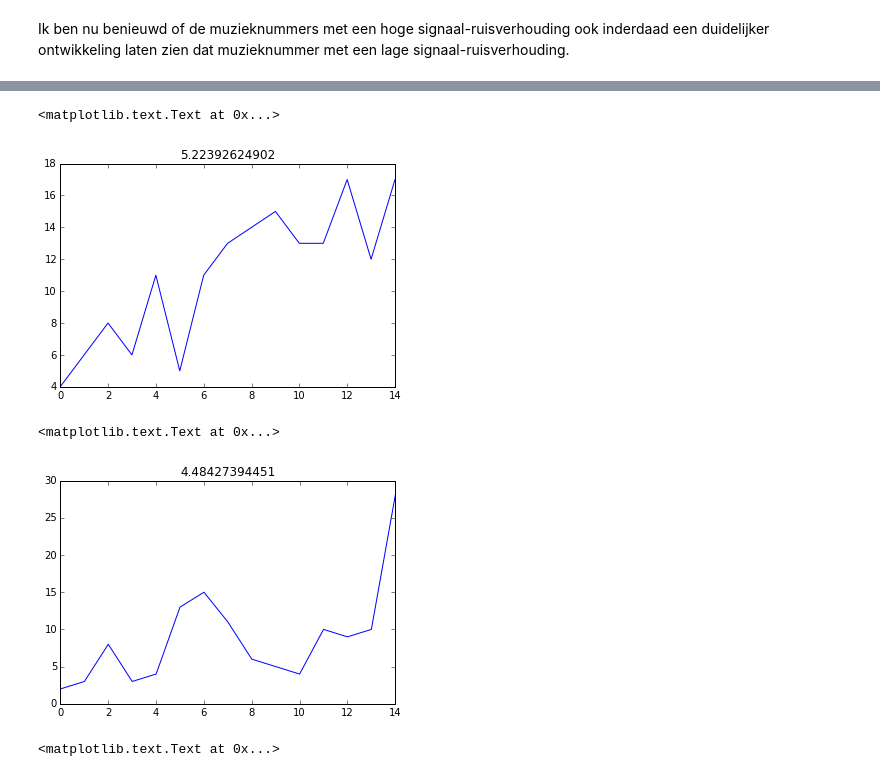
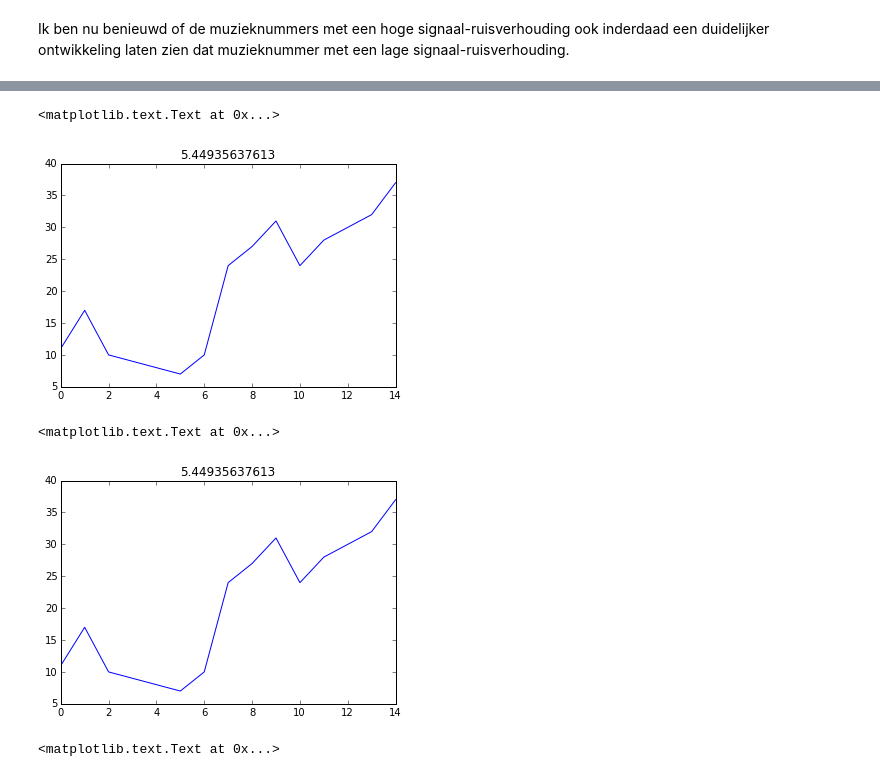
Before and after one commit to StijnAvdL/labjournaal, a Jupyter notebook: 06-12 Signaal-ruisverhouding.ipynb, the cells around one changed output, grey strips where cells are left out. Cells and saved outputs as stored; diff of their text form; code cells hidden in the pictures.

Commit message:
labjournaals new data

```diff
--- a/06-12 Signaal-ruisverhouding.ipynb
+++ b/06-12 Signaal-ruisverhouding.ipynb
@@ -102,12 +102,12 @@ def getNoiseSignal(songData):
     # create linaire line with noise
     xdata=np.arange(0,len(songData), 1)
     increment, startValue = np.polyfit(xdata, songData, 1)
-    lineary=regression[1]+regression[0]*xdata
+    lineary=startValue+(increment*xdata)
 
     #so what is the noise when we do a linear fit?
     yError=abs(songData-lineary)
     stdnoise=std(yError)
-    signaltonoiseratio=mean(usFirstSong)/stdnoise
+    signaltonoiseratio=mean(songData)/stdnoise
 
     return signaltonoiseratio
 # %%
@@ -172,17 +195,17 @@ noiseValue = getNoiseCountry('US')
 # get data
 query = db.npCountryTop500.find({'cc': 'US'})
 countryData = list(query)
-plot(getCountryPlays(countryData[27],days))
-plt.title(noiseValue[27])
+plot(getCountryPlays(countryData[0],days))
+plt.title(noiseValue[0])
 # %% [output]
 <matplotlib.text.Text at 0x...>
-[figure, old version]
+[figure, new version]
 # %%
-plot(getCountryPlays(countryData[9],days))
-plt.title(noiseValue[9])
+plot(getCountryPlays(countryData[0],days))
+plt.title(noiseValue[0])
 # %% [output]
 <matplotlib.text.Text at 0x...>
-[figure, old version]
+[figure, new version]
 # %%
 plot(getCountryPlays(countryData[38],days))
 plt.title(noiseValue[38])
```
Also changed, not shown: parts of 6 cells of this notebook, 2 other files.
